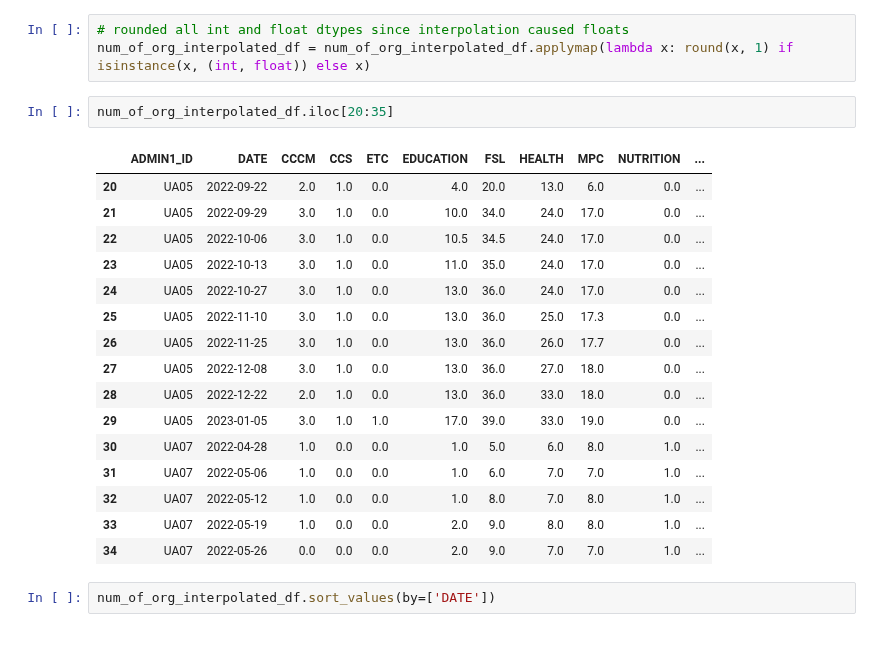
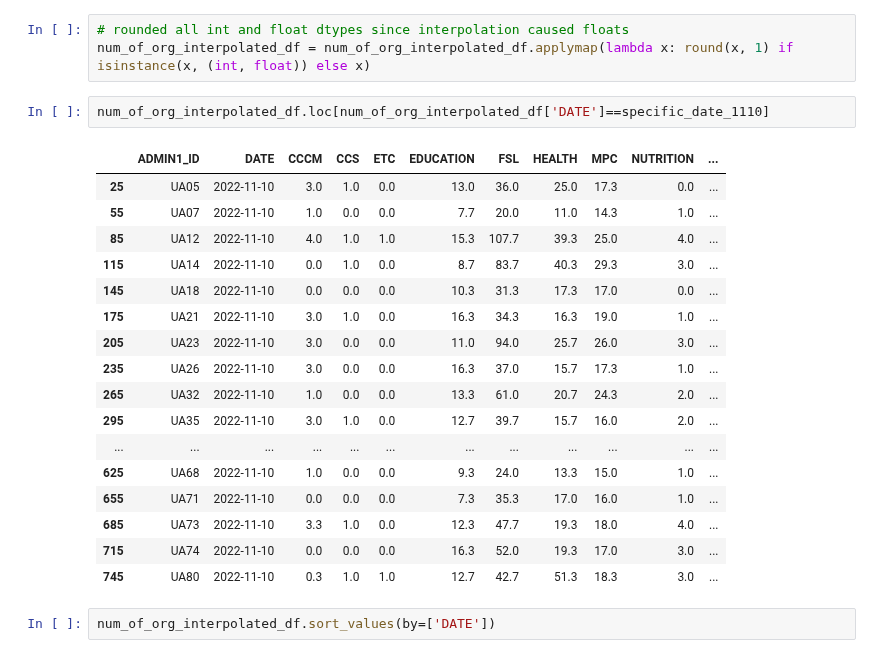
Before and after one commit to reo113/GuideHouse_Project, a Jupyter notebook: guidehouse.ipynb, the cells around one changed output. Cells and saved outputs as stored; diff of their text form.

```diff
--- a/guidehouse.ipynb
+++ b/guidehouse.ipynb
@@ -214,25 +305,26 @@ False
 # %%
 # rounded all int and float dtypes since interpolation caused floats
 num_of_org_interpolated_df = num_of_org_interpolated_df.applymap(lambda x: round(x, 1) if isinstance(x, (int, float)) else x)
-# %%
-num_of_org_interpolated_df.iloc[20:35]
-# %% [output]
-|  | ADMIN1_ID | DATE | CCCM | CCS | ETC | EDUCATION | FSL | HEALTH | MPC | NUTRITION | ... |
-| 20 | UA05 | 2022-09-22 | 2.0 | 1.0 | 0.0 | 4.0 | 20.0 | 13.0 | 6.0 | 0.0 | ... |
-| 21 | UA05 | 2022-09-29 | 3.0 | 1.0 | 0.0 | 10.0 | 34.0 | 24.0 | 17.0 | 0.0 | ... |
-| 22 | UA05 | 2022-10-06 | 3.0 | 1.0 | 0.0 | 10.5 | 34.5 | 24.0 | 17.0 | 0.0 | ... |
-| 23 | UA05 | 2022-10-13 | 3.0 | 1.0 | 0.0 | 11.0 | 35.0 | 24.0 | 17.0 | 0.0 | ... |
-| 24 | UA05 | 2022-10-27 | 3.0 | 1.0 | 0.0 | 13.0 | 36.0 | 24.0 | 17.0 | 0.0 | ... |
-| 25 | UA05 | 2022-11-10 | 3.0 | 1.0 | 0.0 | 13.0 | 36.0 | 25.0 | 17.3 | 0.0 | ... |
-| 26 | UA05 | 2022-11-25 | 3.0 | 1.0 | 0.0 | 13.0 | 36.0 | 26.0 | 17.7 | 0.0 | ... |
-| 27 | UA05 | 2022-12-08 | 3.0 | 1.0 | 0.0 | 13.0 | 36.0 | 27.0 | 18.0 | 0.0 | ... |
-| 28 | UA05 | 2022-12-22 | 2.0 | 1.0 | 0.0 | 13.0 | 36.0 | 33.0 | 18.0 | 0.0 | ... |
-| 29 | UA05 | 2023-01-05 | 3.0 | 1.0 | 1.0 | 17.0 | 39.0 | 33.0 | 19.0 | 0.0 | ... |
-| 30 | UA07 | 2022-04-28 | 1.0 | 0.0 | 0.0 | 1.0 | 5.0 | 6.0 | 8.0 | 1.0 | ... |
-| 31 | UA07 | 2022-05-06 | 1.0 | 0.0 | 0.0 | 1.0 | 6.0 | 7.0 | 7.0 | 1.0 | ... |
-| 32 | UA07 | 2022-05-12 | 1.0 | 0.0 | 0.0 | 1.0 | 8.0 | 7.0 | 8.0 | 1.0 | ... |
-| 33 | UA07 | 2022-05-19 | 1.0 | 0.0 | 0.0 | 2.0 | 9.0 | 8.0 | 8.0 | 1.0 | ... |
-| 34 | UA07 | 2022-05-26 | 0.0 | 0.0 | 0.0 | 2.0 | 9.0 | 7.0 | 7.0 | 1.0 | ... |
+# %%
+num_of_org_interpolated_df.loc[num_of_org_interpolated_df['DATE']==specific_date_1110]
+# %% [output]
+|  | ADMIN1_ID | DATE | CCCM | CCS | ETC | EDUCATION | FSL | HEALTH | MPC | NUTRITION | ... |
+| 25 | UA05 | 2022-11-10 | 3.0 | 1.0 | 0.0 | 13.0 | 36.0 | 25.0 | 17.3 | 0.0 | ... |
+| 55 | UA07 | 2022-11-10 | 1.0 | 0.0 | 0.0 | 7.7 | 20.0 | 11.0 | 14.3 | 1.0 | ... |
+| 85 | UA12 | 2022-11-10 | 4.0 | 1.0 | 1.0 | 15.3 | 107.7 | 39.3 | 25.0 | 4.0 | ... |
+| 115 | UA14 | 2022-11-10 | 0.0 | 1.0 | 0.0 | 8.7 | 83.7 | 40.3 | 29.3 | 3.0 | ... |
+| 145 | UA18 | 2022-11-10 | 0.0 | 0.0 | 0.0 | 10.3 | 31.3 | 17.3 | 17.0 | 0.0 | ... |
+| 175 | UA21 | 2022-11-10 | 3.0 | 1.0 | 0.0 | 16.3 | 34.3 | 16.3 | 19.0 | 1.0 | ... |
+| 205 | UA23 | 2022-11-10 | 3.0 | 0.0 | 0.0 | 11.0 | 94.0 | 25.7 | 26.0 | 3.0 | ... |
+| 235 | UA26 | 2022-11-10 | 3.0 | 0.0 | 0.0 | 16.3 | 37.0 | 15.7 | 17.3 | 1.0 | ... |
+| 265 | UA32 | 2022-11-10 | 1.0 | 0.0 | 0.0 | 13.3 | 61.0 | 20.7 | 24.3 | 2.0 | ... |
+| 295 | UA35 | 2022-11-10 | 3.0 | 1.0 | 0.0 | 12.7 | 39.7 | 15.7 | 16.0 | 2.0 | ... |
+| ... | ... | ... | ... | ... | ... | ... | ... | ... | ... | ... | ... |
+| 625 | UA68 | 2022-11-10 | 1.0 | 0.0 | 0.0 | 9.3 | 24.0 | 13.3 | 15.0 | 1.0 | ... |
+| 655 | UA71 | 2022-11-10 | 0.0 | 0.0 | 0.0 | 7.3 | 35.3 | 17.0 | 16.0 | 1.0 | ... |
+| 685 | UA73 | 2022-11-10 | 3.3 | 1.0 | 0.0 | 12.3 | 47.7 | 19.3 | 18.0 | 4.0 | ... |
+| 715 | UA74 | 2022-11-10 | 0.0 | 0.0 | 0.0 | 16.3 | 52.0 | 19.3 | 17.0 | 3.0 | ... |
+| 745 | UA80 | 2022-11-10 | 0.3 | 1.0 | 1.0 | 12.7 | 42.7 | 51.3 | 18.3 | 3.0 | ... |
 # %%
 num_of_org_interpolated_df.sort_values(by=['DATE'])
 # %% [output]
```
Also changed, not shown: parts of 75 cells of this notebook.
